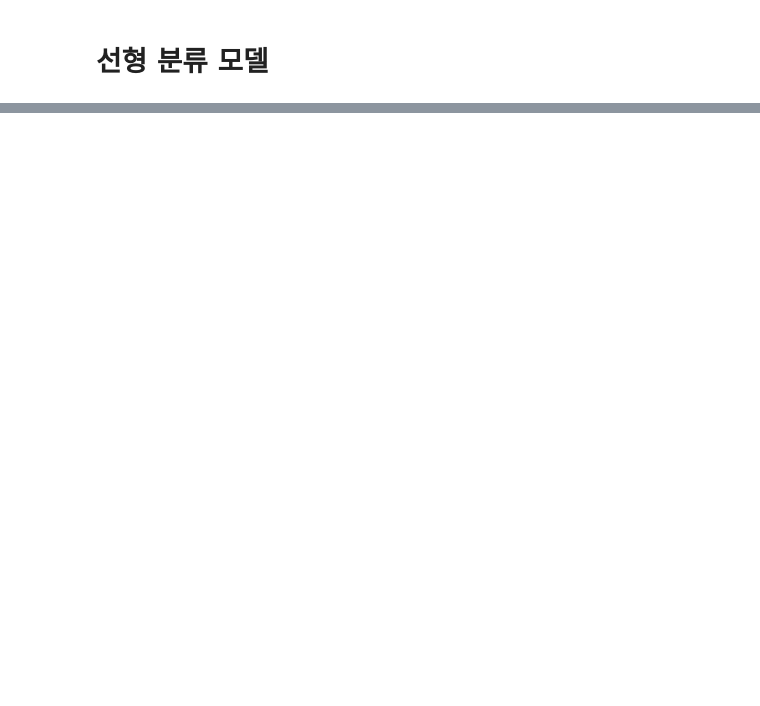
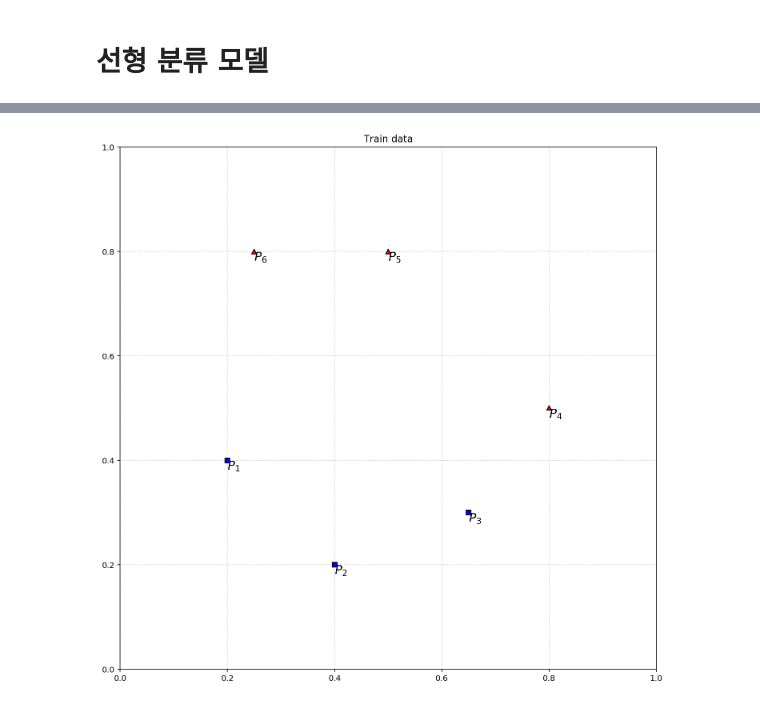
Before and after one commit to dw-shin/NA_notes, a Jupyter notebook: tensorflow5.ipynb, the cells around one changed output, grey strips where cells are left out. Cells and saved outputs as stored; diff of their text form; code cells hidden in the pictures; blank space fills up the shorter version.

```diff
--- a/tensorflow5.ipynb
+++ b/tensorflow5.ipynb
@@ -192,0 +195,6 @@ def plot_scatter_softmax(curr_W, curr_b, xy, labels):
+# %%
+xy = np.array([[.2, .4], [.4, .2], [.65,.3], [.8, .5],
+               [.5, .8], [.25, .8]])
+labels = np.array([[0],[0],[0],[1],[1],[1]])
+print(xy)
+print(labels)
@@ -192,0 +214,5 @@ def plot_scatter_softmax(curr_W, curr_b, xy, labels):
+# %%
+plt.rcParams['figure.figsize']=(12,12)
+example_plot_wo_contour(xy,labels,'Train data')
+# %% [output]
+[figure, added]
```
Also changed, not shown: parts of 54 cells of this notebook.
